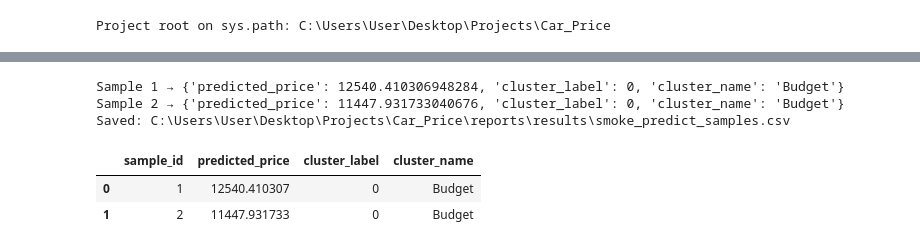
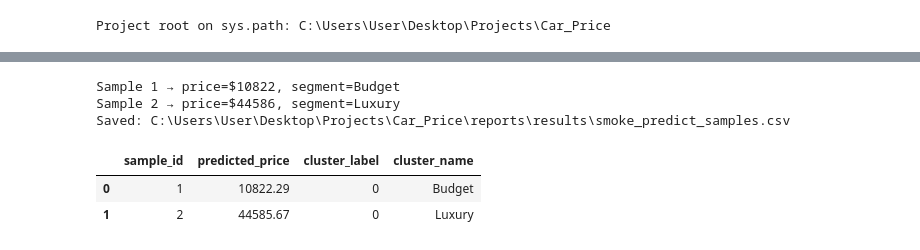
Before and after one commit to Kisanja/FDM-Mini-Project, a Jupyter notebook: notebooks/04_smoke_tests.ipynb, the cells around one changed output, grey strips where cells are left out. Drawn from its saved outputs; the diff is of its cells as text; code cells hidden in the pictures.

```diff
--- a/notebooks/04_smoke_tests.ipynb
+++ b/notebooks/04_smoke_tests.ipynb
@@ -38,44 +38,57 @@ Loaded:
  - kmeans feats: ['Mileage(km)', 'Year', 'Horsepower', 'EngineSize(L)']
 # %%
+from pathlib import Path
+import pandas as pd
+from src.inference import load_artifacts, predict_and_cluster
+
+# Load artifacts + set reports dir
+PROJECT_ROOT = Path().resolve().parents[0]
+artifacts = load_artifacts(PROJECT_ROOT)
+REPORTS_DIR = PROJECT_ROOT / "reports" / "results"
+REPORTS_DIR.mkdir(parents=True, exist_ok=True)
+
 samples = [
     {
-        "Brand":"Toyota","Model":"Corolla","Year":2018,"Condition":"Used",
-        "Mileage(km)":84000,"EngineSize(L)":1.6,"FuelType":"Gasoline","Horsepower":132,"Torque":128,
-        "Transmission":"Automatic","DriveType":"FWD","BodyType":"Sedan","Doors":4,"Seats":5,
-        "Color":"White","Interior":"Cloth","City":"Berlin","AccidentHistory":"No",
-        "Insurance":"Valid","RegistrationStatus":"Complete","FuelEfficiency(L/100km)":6.8,
-        "Options":"bluetooth, rear camera, navigation"
-    },
+        "Brand": "Hyundai", "Model": "Accent", "Year": 2011, "Condition": "Used",
+        "Mileage(km)": 180000, "EngineSize(L)": 1.4, "FuelType": "Gasoline",
+        "Horsepower": 100, "Torque": 97, "Transmission": "Manual",
+        "DriveType": "FWD", "BodyType": "Sedan",
+        "FuelEfficiency(L/100km)": 7.8
+    }
+,
     {
-        "Brand":"BMW","Model":"3 Series","Year":2019,"Condition":"Used",
-        "Mileage(km)":60000,"EngineSize(L)":2.0,"FuelType":"Gasoline","Horsepower":181,"Torque":200,
-        "Transmission":"Automatic","DriveType":"RWD","BodyType":"Sedan","Doors":4,"Seats":5,
-        "Color":"Black","Interior":"Leather","City":"Paris","AccidentHistory":"No",
-        "Insurance":"Valid","RegistrationStatus":"Complete","FuelEfficiency(L/100km)":7.2,
-        "Options":"sunroof, navigation, heated seats"
+        "Brand":"Mercedes-Benz","Model":"S-Class","Year":2022,"Condition":"Used",
+        "Mileage(km)":5000,"EngineSize(L)":4.0,"FuelType":"Gasoline","Horsepower":496,"Torque":516,
+        "Transmission":"Automatic","DriveType":"AWD","BodyType":"Sedan","Doors":4,"Seats":5,
+        "AccidentHistory":"No", "FuelEfficiency(L/100km)":7.2,
     },
 ]
 
 pred_rows = []
 for i, s in enumerate(samples, 1):
-    out = predict_and_cluster(s, artifacts)
-    print(f"Sample {i} →", out)
-    # sanity
-    assert out["predicted_price"] > 0
-    assert isinstance(out["cluster_label"], int)
-
-    row = {"sample_id": i, **out}
-    pred_rows.append(row)
+    try:
+        out = predict_and_cluster(s, artifacts)
+        assert out["predicted_price"] > 0
+        assert isinstance(out["cluster_label"], int)
+        print(f"Sample {i} → price=${out['predicted_price']:.0f}, segment={out['cluster_name']}")
+        pred_rows.append({
+            "sample_id": i,
+            "predicted_price": round(out["predicted_price"], 2),
+            "cluster_label": out["cluster_label"],
+            "cluster_name": out["cluster_name"]
+        })
+    except Exception as e:
+        print(f"Sample {i} failed: {e}")
 
 pred_df = pd.DataFrame(pred_rows)
 pred_path = REPORTS_DIR / "smoke_predict_samples.csv"
 pred_df.to_csv(pred_path, index=False)
 print("Saved:", pred_path)
 pred_df
 # %% [output]
-Sample 1 → {'predicted_price': 12540.410306948284, 'cluster_label': 0, 'cluster_name': 'Budget'}
-Sample 2 → {'predicted_price': 11447.931733040676, 'cluster_label': 0, 'cluster_name': 'Budget'}
+Sample 1 → price=$10822, segment=Budget
+Sample 2 → price=$44586, segment=Luxury
 Saved: C:\Users\User\Desktop\Projects\Car_Price\reports\results\smoke_predict_samples.csv
 |  | sample_id | predicted_price | cluster_label | cluster_name |
-| 0 | 1 | 12540.410307 | 0 | Budget |
-| 1 | 2 | 11447.931733 | 0 | Budget |
+| 0 | 1 | 10822.29 | 0 | Budget |
+| 1 | 2 | 44585.67 | 0 | Luxury |
```
Also changed, not shown: parts of 3 cells of this notebook, 28 other files.
